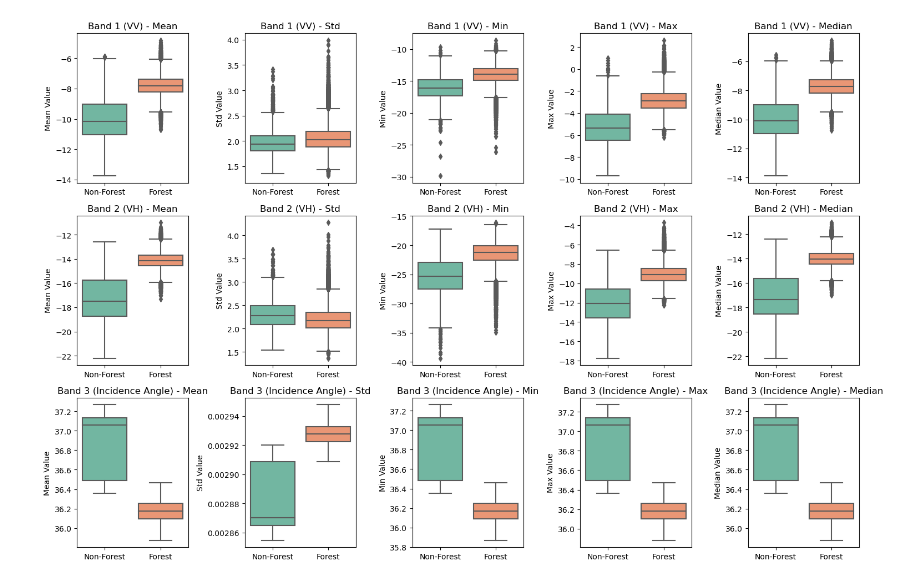
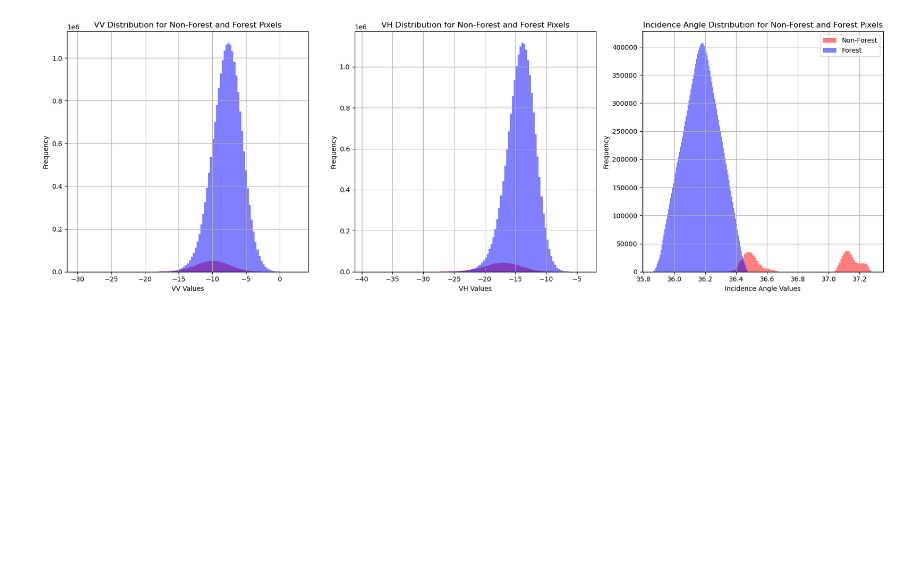
Before and after one commit to raznuss/MarvinBlue, a Jupyter notebook: Data_exploration.ipynb, the cells around one changed output. Saved outputs shown, nothing was run; the diff lists cells and outputs as text; code cells hidden in the pictures; blank space fills up the shorter version.

```diff
--- a/Data_exploration.ipynb
+++ b/Data_exploration.ipynb
@@ -187,34 +143,44 @@ Test set size: 11441 samples
-# %%
-# Separate features by class
-non_forest_features = X[y == 0]
-forest_features = X[y == 1]
-
-# Feature names for each band
-feature_names = ['Mean', 'Std', 'Min', 'Max', 'Median']
-bands = ['Band 1 (VV)', 'Band 2 (VH)', 'Band 3 (Incidence Angle)']
-
-# Number of features per band
-n_features_per_band = 5
-
-plt.figure(figsize=(15, 10))
-
-# Iterate over each band and its features
-for band_index, band in enumerate(bands):
-    for feature_index, feature_name in enumerate(feature_names):
-        feature_idx = band_index * n_features_per_band + feature_index
-
-        # Create a subplot for each feature
-        plt.subplot(len(bands), n_features_per_band, feature_idx + 1)
-
-        # Plot boxplot for non-forest and forest features
-        sns.boxplot(data=[non_forest_features[:, feature_idx], forest_features[:, feature_idx]], palette="Set2")
-
-        # Set titles and labels
-        plt.title(f'{band} - {feature_name}')
-        plt.xticks([0, 1], ['Non-Forest', 'Forest'])
-        plt.ylabel(f'{feature_name} Value')
-
-plt.tight_layout()
-plt.show()
-# %% [output]
-[figure, removed]
+# %%
+import numpy as np
+import matplotlib.pyplot as plt
+
+# Function to gather band values
+def gather_band_values(data, band_index):
+    all_band_values = []
+
+    for tile in data:
+        band = tile[band_index, :, :]
+        band = band[~np.isnan(band)]
+        all_band_values.extend(band.flatten())
+
+    return all_band_values
+
+# Plot band distributions for non-forest and forest data
+def plot_band_distribution(non_forest_data, forest_data):
+    bands = ['VV', 'VH', 'Incidence Angle']
+    band_indices = [0, 1, 2]
+
+    plt.figure(figsize=(18, 6))
+
+    for i, band_index in enumerate(band_indices):
+        non_forest_band_values = gather_band_values(non_forest_data, band_index)
+        forest_band_values = gather_band_values(forest_data, band_index)
+
+        plt.subplot(1, 3, i + 1)
+        plt.hist(non_forest_band_values, bins=100, color='red', alpha=0.5, label='Non-Forest')
+        plt.hist(forest_band_values, bins=100, color='blue', alpha=0.5, label='Forest')
+
+        plt.title(f'{bands[band_index]} Distribution for Non-Forest and Forest Pixels')
+        plt.xlabel(f'{bands[band_index]} Values')
+        plt.ylabel('Frequency')
+        plt.grid(True)
+        if i == 2:  # Only add the legend to the last subplot to avoid repetition
+            plt.legend()
+
+    plt.tight_layout()
+    plt.show()
+
+# Assuming non_forest_data and forest_data are already loaded and available
+plot_band_distribution(non_forest_data, forest_data)
+# %% [output]
+[figure, added]
```
Also changed, not shown: parts of 10 cells of this notebook, 2 other files.
